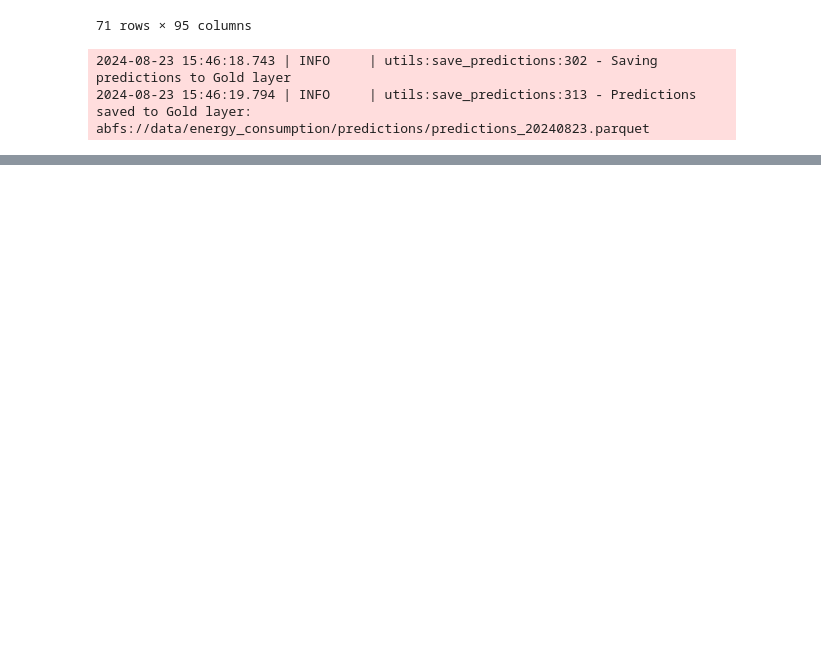
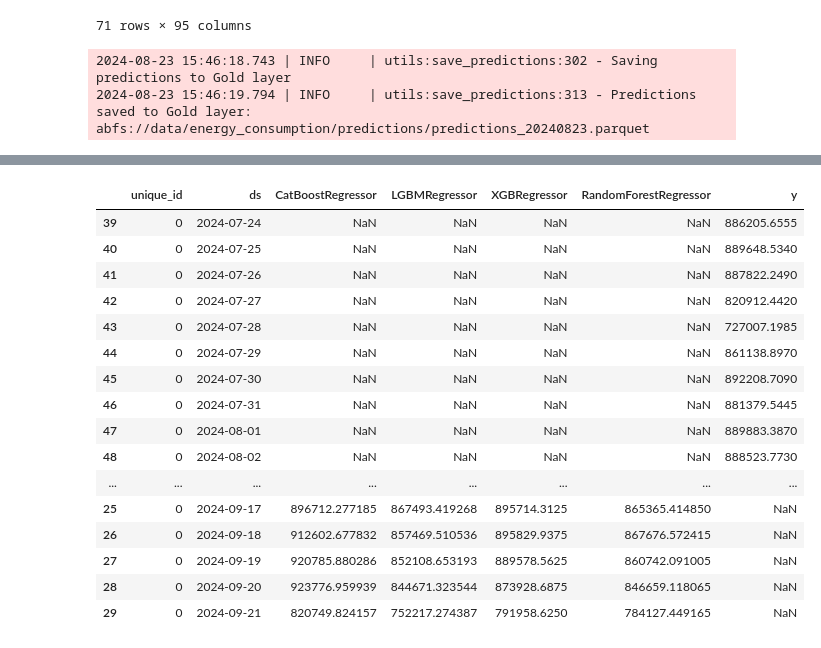
Before and after one commit to pedroachagas/energy_demand, a Jupyter notebook: notebooks/local_forecasting.ipynb, the cells around one changed output, grey strips where cells are left out. Drawn from its saved outputs; the diff is of its cells as text; code cells hidden in the pictures; blank space fills up the shorter version.

Commit message:
fix: model update feature

```diff
--- a/notebooks/local_forecasting.ipynb
+++ b/notebooks/local_forecasting.ipynb
@@ -284,0 +306,2 @@ save_predictions(updated_predictions, process_date)
+# %%
+preds.loc[preds['ds'].between('2024-08-13', '2024-08-22'), 'y'] = np.nan
@@ -284,0 +328,21 @@ save_predictions(updated_predictions, process_date)
+# %%
+def update_predictions(df_hist, preds):
+    # Ensure 'ds' column is of datetime type in both dataframes
+    df_hist['ds'] = pd.to_datetime(df_hist['ds'])
+    preds['ds'] = pd.to_datetime(preds['ds'])
+
+    # Merge the dataframes on 'ds'
+    merged = pd.merge(preds, df_hist[['ds', 'y']], on='ds', how='left', suffixes=('_pred', '_hist'))
+
+    # Update 'y' column in merged dataframe
+    merged['y'] = merged['y_hist'].fillna(merged['y_pred'])
+
+    # Drop unnecessary columns
+    updated_preds = merged.drop(['y_pred', 'y_hist'], axis=1)
+
+    # Ensure the columns are in the same order as the original preds dataframe
+    updated_preds = updated_preds[preds.columns]
+
+    return updated_preds
+
+updated_preds = update_predictions(df_hist, preds)
@@ -284,0 +351,20 @@ save_predictions(updated_predictions, process_date)
+# %%
+model = joblib.load('../model_folder/local_model.joblib')
+
+def score_data(df, model, levels):
+    logger.info("Scoring data")
+
+    # Update the model with the new data
+    data = df[['ds', 'y', 'unique_id']].dropna()
+    model.update(data)
+
+    # Make predictions
+    forecast_df = model.predict(h=60, level=levels)
+
+    # Merge the predictions with the original data
+    forecast_df = pd.concat([data, forecast_df], axis=0)
+
+    return forecast_df
+
+forecast_df = score_data(updated_preds, model, levels=LEVELS)[[col for col in updated_preds.columns if '-' not in col]]
+forecast_df
@@ -284,0 +388,20 @@ save_predictions(updated_predictions, process_date)
+# %%
+forecast_df.iloc[-90:-30]
+# %% [output]
+|  | unique_id | ds | CatBoostRegressor | LGBMRegressor | XGBRegressor | RandomForestRegressor | y |
+| 39 | 0 | 2024-07-24 | NaN | NaN | NaN | NaN | 886205.6555 |
+| 40 | 0 | 2024-07-25 | NaN | NaN | NaN | NaN | 889648.5340 |
+| 41 | 0 | 2024-07-26 | NaN | NaN | NaN | NaN | 887822.2490 |
+| 42 | 0 | 2024-07-27 | NaN | NaN | NaN | NaN | 820912.4420 |
+| 43 | 0 | 2024-07-28 | NaN | NaN | NaN | NaN | 727007.1985 |
+| 44 | 0 | 2024-07-29 | NaN | NaN | NaN | NaN | 861138.8970 |
+| 45 | 0 | 2024-07-30 | NaN | NaN | NaN | NaN | 892208.7090 |
+| 46 | 0 | 2024-07-31 | NaN | NaN | NaN | NaN | 881379.5445 |
+| 47 | 0 | 2024-08-01 | NaN | NaN | NaN | NaN | 889883.3870 |
+| 48 | 0 | 2024-08-02 | NaN | NaN | NaN | NaN | 888523.7730 |
+| ... | ... | ... | ... | ... | ... | ... | ... |
+| 25 | 0 | 2024-09-17 | 896712.277185 | 867493.419268 | 895714.3125 | 865365.414850 | NaN |
+| 26 | 0 | 2024-09-18 | 912602.677832 | 857469.510536 | 895829.9375 | 867676.572415 | NaN |
+| 27 | 0 | 2024-09-19 | 920785.880286 | 852108.653193 | 889578.5625 | 860742.091005 | NaN |
+| 28 | 0 | 2024-09-20 | 923776.959939 | 844671.323544 | 873928.6875 | 846659.118065 | NaN |
+| 29 | 0 | 2024-09-21 | 820749.824157 | 752217.274387 | 791958.6250 | 784127.449165 | NaN |
```
Also changed, not shown: parts of 11 cells of this notebook, 1 other file.
